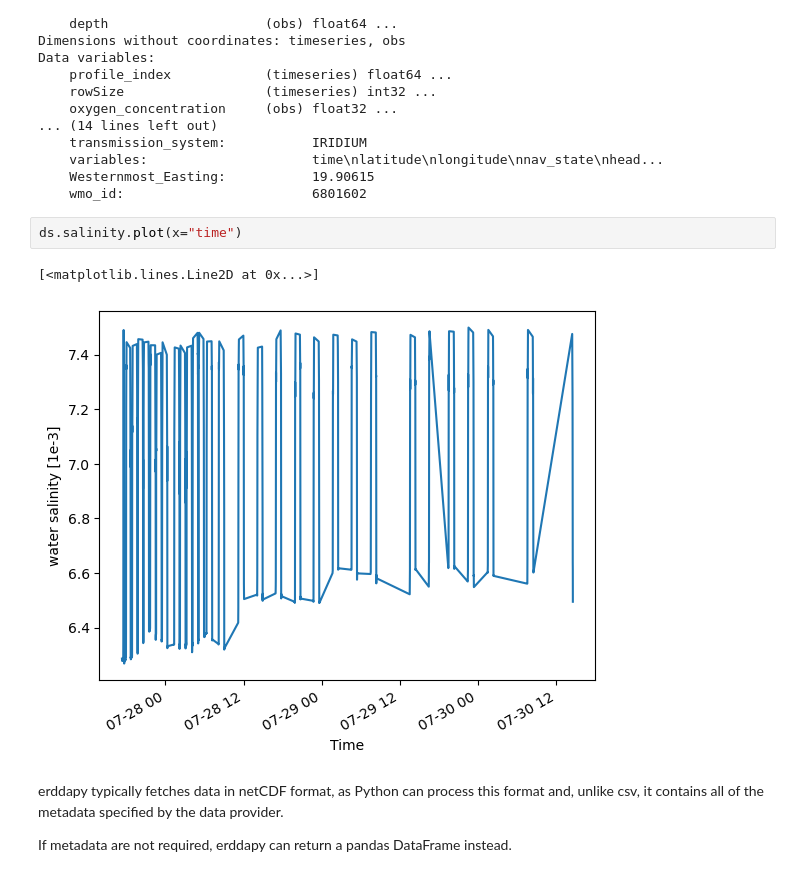
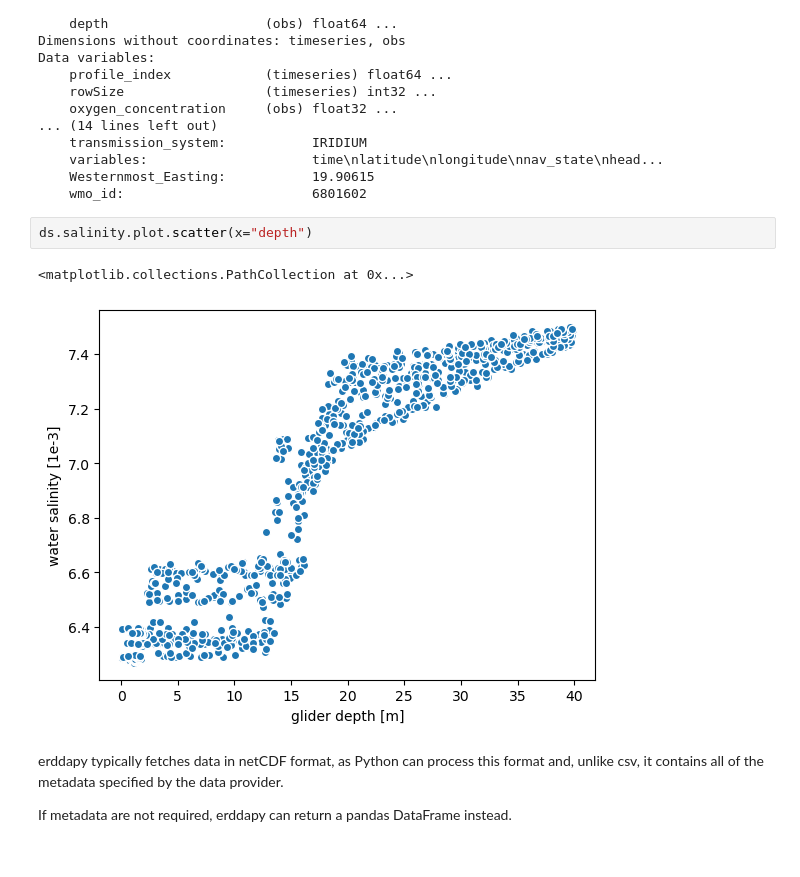
Before and after one commit to voto-ocean-knowledge/goos-erddap-demo, a Jupyter notebook: 00_intro.ipynb, the cells around one changed output. Cells and saved outputs as stored; diff of their text form.

Commit message:
scatter salinity plot

```diff
--- a/00_intro.ipynb
+++ b/00_intro.ipynb
@@ -106,10 +106,10 @@ Data variables:
     Westernmost_Easting:           19.90615
     wmo_id:                        6801602
 # %%
-ds.salinity.plot(x="time")
+ds.salinity.plot.scatter(x="depth")
 # %% [output]
-[<matplotlib.lines.Line2D at 0x...>]
+<matplotlib.collections.PathCollection at 0x...>
-[figure, old version]
+[figure, new version]
 # %% [markdown]
 erddapy typically fetches data in netCDF format, as Python can process this format and, unlike csv, it contains all of the metadata specified by the data provider.
 
```
Also changed, not shown: parts of 2 cells of this notebook.
